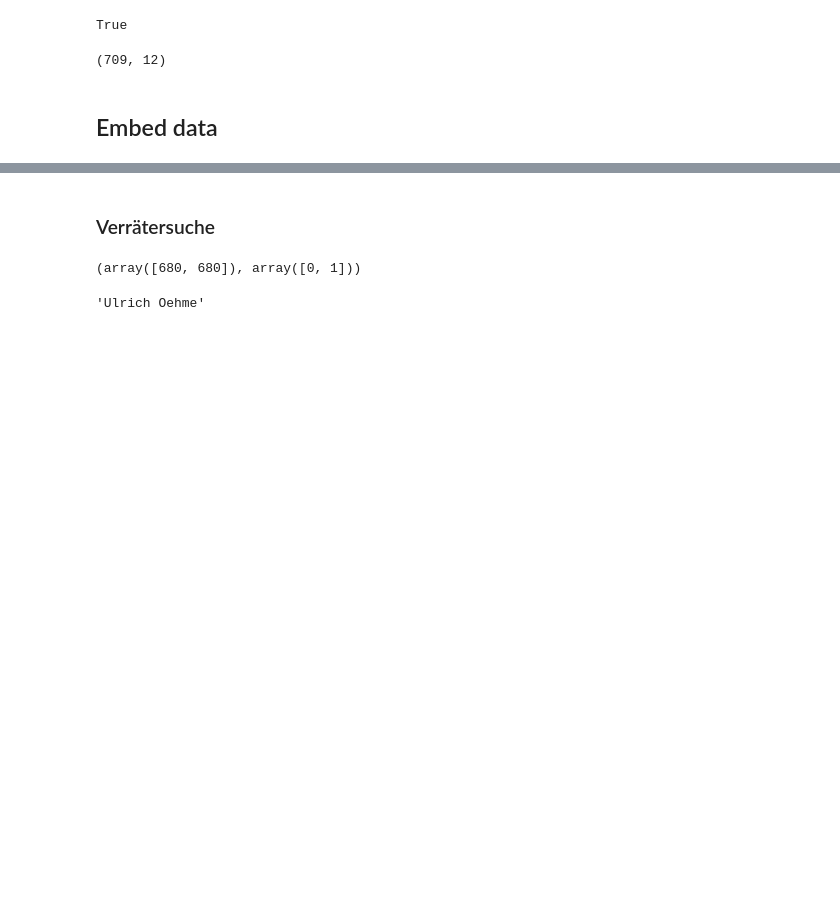
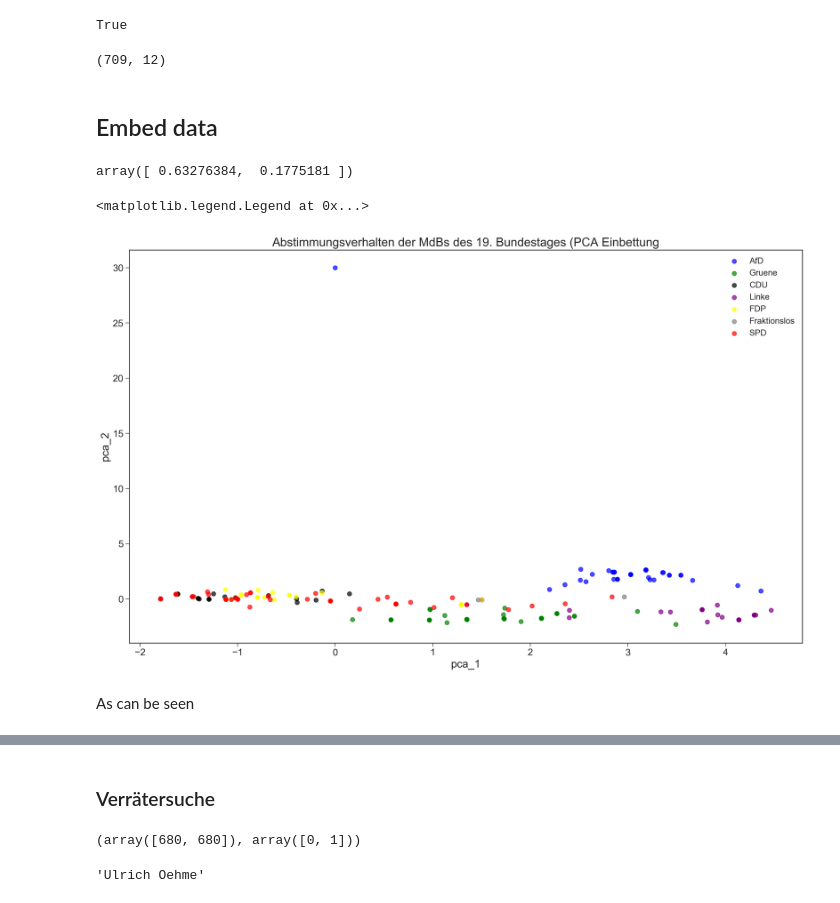
Before and after one commit to uberwach/bundestag-votes, a Jupyter notebook: notebooks/Analysis.ipynb, the cells around one changed output, grey strips where cells are left out. Cells and saved outputs as stored; diff of their text form; code cells hidden in the pictures; blank space fills up the shorter version.

```diff
--- a/notebooks/Analysis.ipynb
+++ b/notebooks/Analysis.ipynb
@@ -86,3 +91,32 @@ X.shape
+# %%
+from sklearn.decomposition import PCA
+
+pca = PCA(2, random_state=1)
+X_2d = pca.fit_transform(X)
+
+pca.explained_variance_ratio_
+# %% [output]
+array([ 0.63276384,  0.1775181 ])
+# %%
+legends = ["AfD", "Gruene", "CDU", "Linke", "FDP", "Fraktionslos", "SPD"]
+colors = ["blue", "green", "black", "purple", "yellow", "grey", "red"]
+
+fig, ax = plt.subplots()
+
+X_2d[680] = (0, 30)
+for i, (label, color) in enumerate(zip(legends, colors)):
+    X_class = X_2d[y == i]
+    ax.scatter(x=X_class[:, 0], y=X_class[:, 1], s=50, alpha=0.7, c=color, label=label)
+
+plt.title("Abstimmungsverhalten der MdBs des 19. Bundestages (PCA Einbettung")
+plt.xlabel("pca_1")
+plt.ylabel("pca_2")
+plt.legend()
+# %% [output]
+<matplotlib.legend.Legend at 0x...>
+[figure, added]
+# %% [markdown]
+As can be seen
 # %%
 from sklearn.manifold import TSNE
 # %%
```
Also changed, not shown: parts of 4 cells of this notebook, 3 other files.
